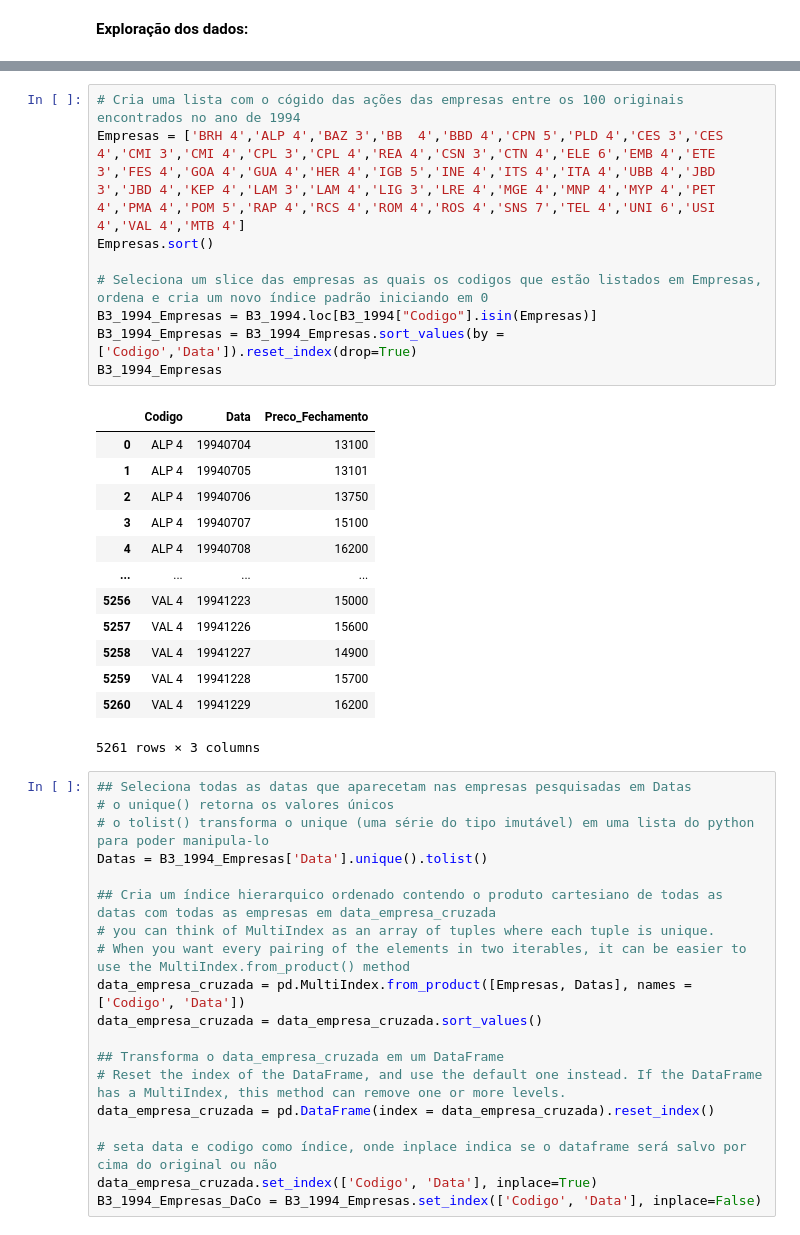
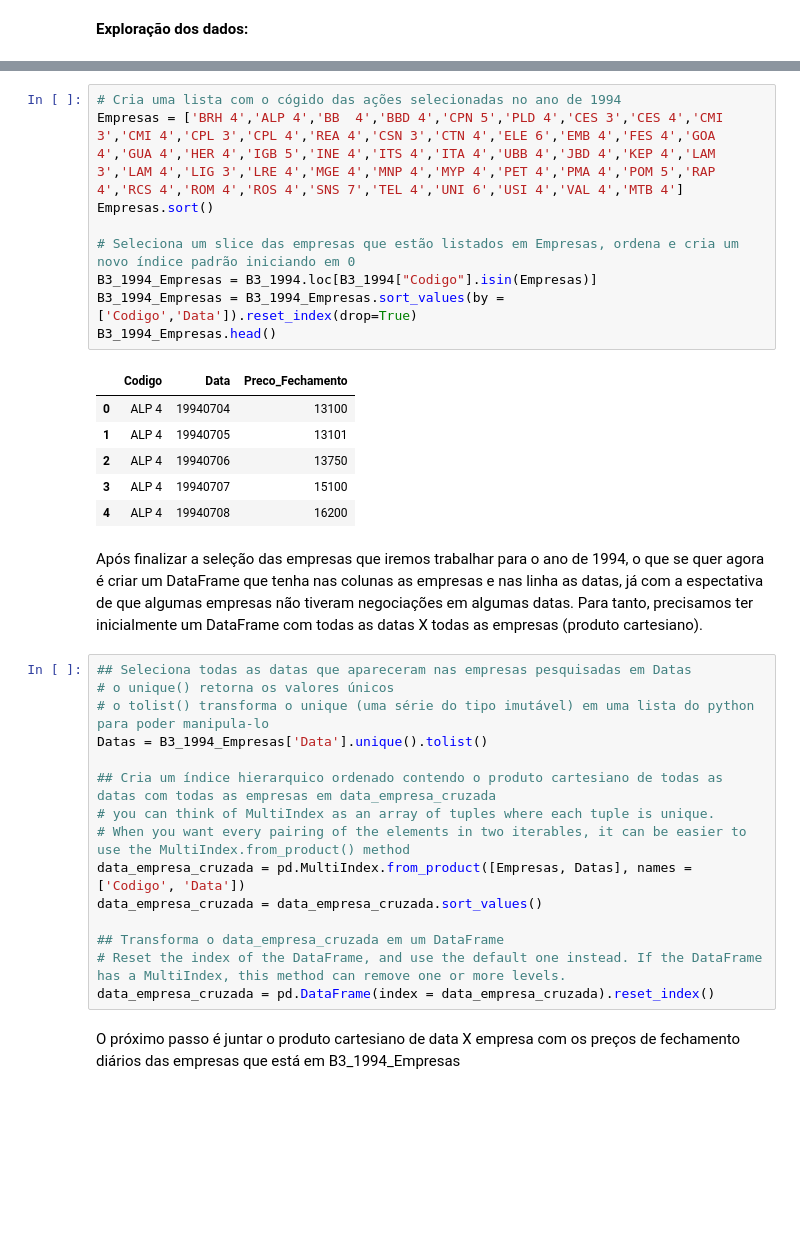
Before and after one commit to deboraaires/analise_Ibovespa, a Jupyter notebook: Análise_do_IBOVESPA.ipynb, the cells around one changed output, grey strips where cells are left out. Saved outputs shown, nothing was run; the diff lists cells and outputs as text; blank space fills up the shorter version.

```diff
--- a/Análise_do_IBOVESPA.ipynb
+++ b/Análise_do_IBOVESPA.ipynb
@@ -871,30 +880,25 @@ B3_1994.head()
 *   VAL 4: Vale
 *   MTB 4: Multibrás - Representando a Whirlpool
 # %%
-# Cria uma lista com o cógido das ações das empresas entre os 100 originais encontrados no ano de 1994
-Empresas = ['BRH 4','ALP 4','BAZ 3','BB  4','BBD 4','CPN 5','PLD 4','CES 3','CES 4','CMI 3','CMI 4','CPL 3','CPL 4','REA 4','CSN 3','CTN 4','ELE 6','EMB 4','ETE 3','FES 4','GOA 4','GUA 4','HER 4','IGB 5','INE 4','ITS 4','ITA 4','UBB 4','JBD 3','JBD 4','KEP 4','LAM 3','LAM 4','LIG 3','LRE 4','MGE 4','MNP 4','MYP 4','PET 4','PMA 4','POM 5','RAP 4','RCS 4','ROM 4','ROS 4','SNS 7','TEL 4','UNI 6','USI 4','VAL 4','MTB 4']
+# Cria uma lista com o cógido das ações selecionadas no ano de 1994
+Empresas = ['BRH 4','ALP 4','BB  4','BBD 4','CPN 5','PLD 4','CES 3','CES 4','CMI 3','CMI 4','CPL 3','CPL 4','REA 4','CSN 3','CTN 4','ELE 6','EMB 4','FES 4','GOA 4','GUA 4','HER 4','IGB 5','INE 4','ITS 4','ITA 4','UBB 4','JBD 4','KEP 4','LAM 3','LAM 4','LIG 3','LRE 4','MGE 4','MNP 4','MYP 4','PET 4','PMA 4','POM 5','RAP 4','RCS 4','ROM 4','ROS 4','SNS 7','TEL 4','UNI 6','USI 4','VAL 4','MTB 4']
 Empresas.sort()
 
-# Seleciona um slice das empresas as quais os codigos que estão listados em Empresas, ordena e cria um novo índice padrão iniciando em 0
+# Seleciona um slice das empresas que estão listados em Empresas, ordena e cria um novo índice padrão iniciando em 0
 B3_1994_Empresas = B3_1994.loc[B3_1994["Codigo"].isin(Empresas)]
 B3_1994_Empresas = B3_1994_Empresas.sort_values(by = ['Codigo','Data']).reset_index(drop=True)
-B3_1994_Empresas
+B3_1994_Empresas.head()
 # %% [output]
 |  | Codigo | Data | Preco_Fechamento |
 | 0 | ALP 4 | 19940704 | 13100 |
 | 1 | ALP 4 | 19940705 | 13101 |
 | 2 | ALP 4 | 19940706 | 13750 |
 | 3 | ALP 4 | 19940707 | 15100 |
 | 4 | ALP 4 | 19940708 | 16200 |
-| ... | ... | ... | ... |
-| 5256 | VAL 4 | 19941223 | 15000 |
-| 5257 | VAL 4 | 19941226 | 15600 |
-| 5258 | VAL 4 | 19941227 | 14900 |
-| 5259 | VAL 4 | 19941228 | 15700 |
-| 5260 | VAL 4 | 19941229 | 16200 |
-5261 rows × 3 columns
+# %% [markdown]
+Após finalizar a seleção das empresas que iremos trabalhar para o ano de 1994, o que se quer agora é criar um DataFrame que tenha nas colunas as empresas e nas linha as datas, já com a espectativa de que algumas empresas não tiveram negociações em algumas datas. Para tanto, precisamos ter inicialmente um DataFrame com todas as datas X todas as empresas (produto cartesiano).
 # %%
-## Seleciona todas as datas que aparecetam nas empresas pesquisadas em Datas
+## Seleciona todas as datas que apareceram nas empresas pesquisadas em Datas
 # o unique() retorna os valores únicos
 # o tolist() transforma o unique (uma série do tipo imutável) em uma lista do python para poder manipula-lo
 Datas = B3_1994_Empresas['Data'].unique().tolist()
@@ -908,8 +912,6 @@ data_empresa_cruzada = data_empresa_cruzada.sort_values()
 ## Transforma o data_empresa_cruzada em um DataFrame
 # Reset the index of the DataFrame, and use the default one instead. If the DataFrame has a MultiIndex, this method can remove one or more levels.
 data_empresa_cruzada = pd.DataFrame(index = data_empresa_cruzada).reset_index()
-
-# seta data e codigo como índice, onde inplace indica se o dataframe será salvo por cima do original ou não
-data_empresa_cruzada.set_index(['Codigo', 'Data'], inplace=True)
-B3_1994_Empresas_DaCo = B3_1994_Empresas.set_index(['Codigo', 'Data'], inplace=False)
+# %% [markdown]
+O próximo passo é juntar o produto cartesiano de data X empresa com os preços de fechamento diários das empresas que está em B3_1994_Empresas
 # %%
```
Also changed, not shown: parts of 14 cells of this notebook.
